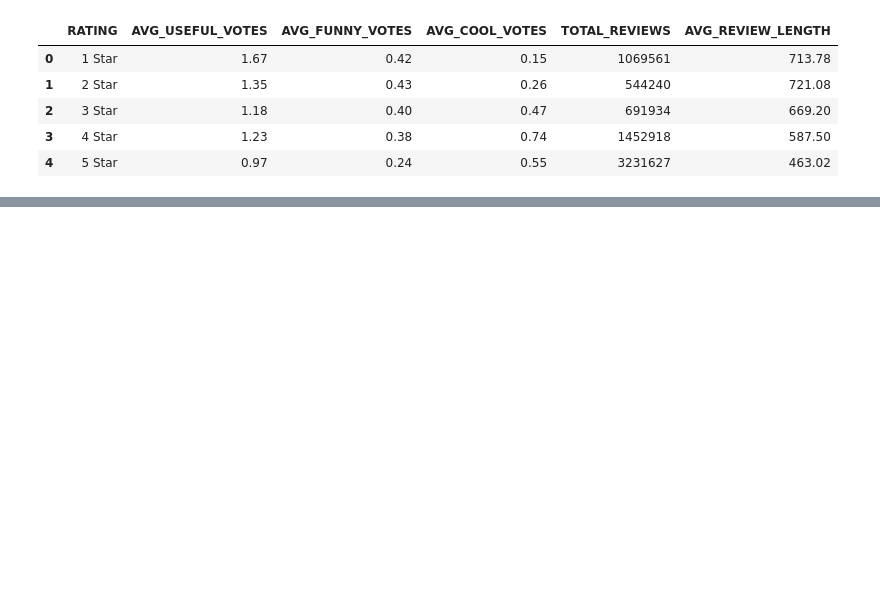
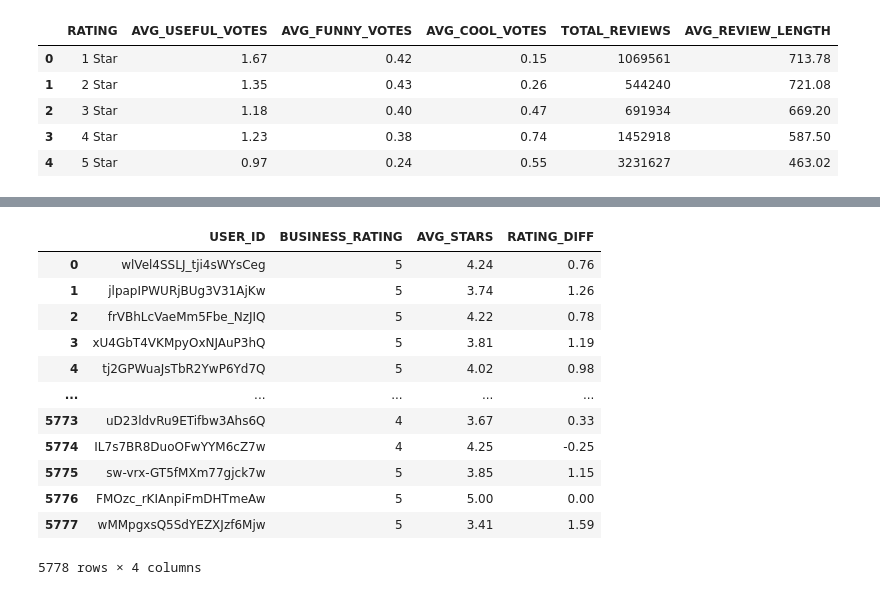
Before and after one commit to KeeganDavis/data-projects, a Jupyter notebook: yelp-reviews/notebooks/sql_queries.ipynb, the cells around one changed output, grey strips where cells are left out. Drawn from its saved outputs; the diff is of its cells as text; code cells hidden in the pictures; blank space fills up the shorter version.

```diff
--- a/yelp-reviews/notebooks/sql_queries.ipynb
+++ b/yelp-reviews/notebooks/sql_queries.ipynb
@@ -1438,0 +1600,35 @@ display(df)
+# %%
+# Difference between reviewer's overall average rating and their rating for the business
+df = cur.execute('''
+                WITH business_reviews AS (
+                    SELECT
+                        user_id,
+                        stars AS business_rating
+                    FROM yelp_reviews
+                    WHERE business_id = 'ytynqOUb3hjKeJfRj5Tshw'
+                )
+                SELECT
+                    br.user_id,
+                    business_rating,
+                    yu.avg_stars,
+                    business_rating - yu.avg_stars AS rating_diff
+                FROM business_reviews br
+                JOIN yelp_users yu
+                    ON br.user_id = yu.user_id;
+                 ''').fetch_pandas_all()
+
+display(df)
+# %% [output]
+|  | USER_ID | BUSINESS_RATING | AVG_STARS | RATING_DIFF |
+| 0 | wlVel4SSLJ_tji4sWYsCeg | 5 | 4.24 | 0.76 |
+| 1 | jlpapIPWURjBUg3V31AjKw | 5 | 3.74 | 1.26 |
+| 2 | frVBhLcVaeMm5Fbe_NzJIQ | 5 | 4.22 | 0.78 |
+| 3 | xU4GbT4VKMpyOxNJAuP3hQ | 5 | 3.81 | 1.19 |
+| 4 | tj2GPWuaJsTbR2YwP6Yd7Q | 5 | 4.02 | 0.98 |
+| ... | ... | ... | ... | ... |
+| 5773 | uD23ldvRu9ETifbw3Ahs6Q | 4 | 3.67 | 0.33 |
+| 5774 | IL7s7BR8DuoOFwYYM6cZ7w | 4 | 4.25 | -0.25 |
+| 5775 | sw-vrx-GT5fMXm77gjck7w | 5 | 3.85 | 1.15 |
+| 5776 | FMOzc_rKIAnpiFmDHTmeAw | 5 | 5.00 | 0.00 |
+| 5777 | wMMpgxsQ5SdYEZXJzf6Mjw | 5 | 3.41 | 1.59 |
+5778 rows × 4 columns
```
Also changed, not shown: parts of 14 cells of this notebook.
